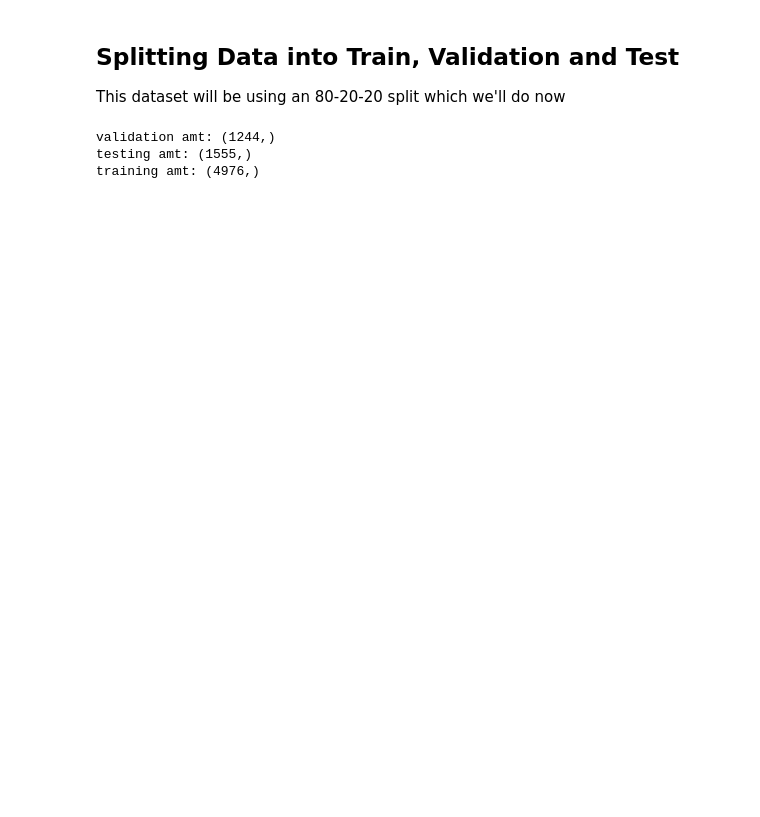
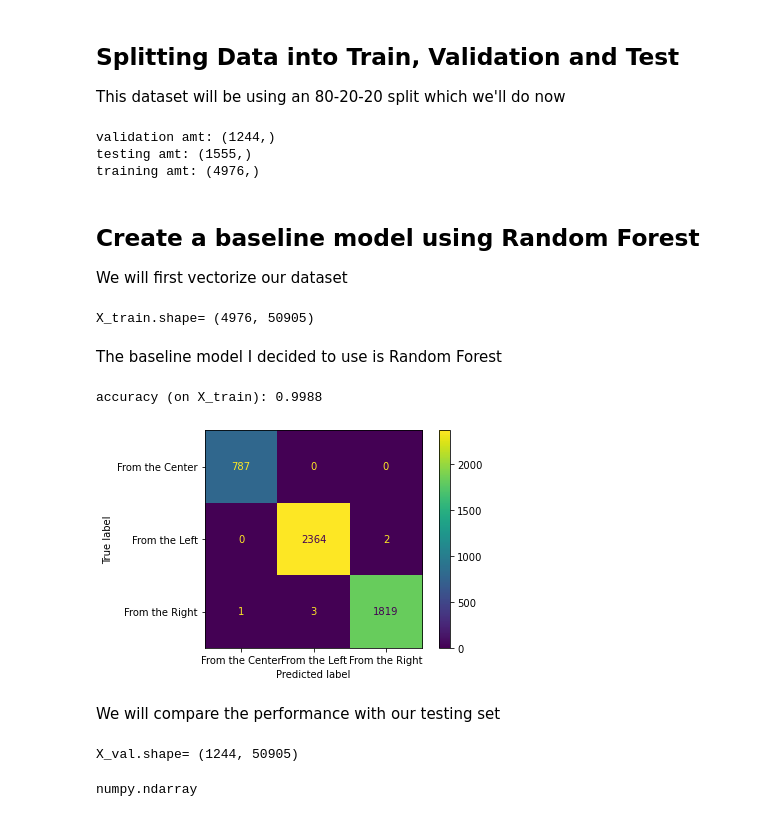
Before and after one commit to sgeinitz/cs39aa_project, a Jupyter notebook: project_part1.ipynb, the cells around one changed output. Saved outputs shown, nothing was run; the diff lists cells and outputs as text; code cells hidden in the pictures; blank space fills up the shorter version.

Commit message:
fitted data onto Random Forest as well as plotted confusion matrix

```diff
--- a/project_part1.ipynb
+++ b/project_part1.ipynb
@@ -216,3 +290,42 @@ print("training amt:",y_train.shape)
 validation amt: (1244,)
 testing amt: (1555,)
 training amt: (4976,)
+# %% [markdown]
+## Create a baseline model using Random Forest
+We will first vectorize our dataset
+# %%
+from sklearn.feature_extraction.text import TfidfVectorizer
+vectorizer= TfidfVectorizer()
+X_train= vectorizer.fit_transform(X_train_raw).toarray()
+
+print(f"X_train.shape= {X_train.shape}")
+# %% [output]
+X_train.shape= (4976, 50905)
+# %% [markdown]
+The baseline model I decided to use is Random Forest
+# %%
+from sklearn.ensemble import RandomForestClassifier
+from sklearn.metrics import confusion_matrix, ConfusionMatrixDisplay, accuracy_score
+
+model= RandomForestClassifier(n_estimators=25)
+model= model.fit(X_train, y_train)
+
+predictions_train= model.predict(X_train)
+
+disp= ConfusionMatrixDisplay(confusion_matrix(y_train, predictions_train),\
+    display_labels=['From the Center', 'From the Left', 'From the Right'])
+disp.plot()
+print(f"accuracy (on X_train): {accuracy_score(y_train, predictions_train):.4f}")
+# %% [output]
+accuracy (on X_train): 0.9988
+[figure, added]
+# %% [markdown]
+We will compare the performance with our testing set
+# %%
+"Vectorize the validation data"
+X_val= vectorizer.transform(X_val_raw).toarray()
+print(f"X_val.shape= {X_val.shape}")
+type(X_val)
+# %% [output]
+X_val.shape= (1244, 50905)
+numpy.ndarray
```
Also changed, not shown: parts of 9 cells of this notebook.
